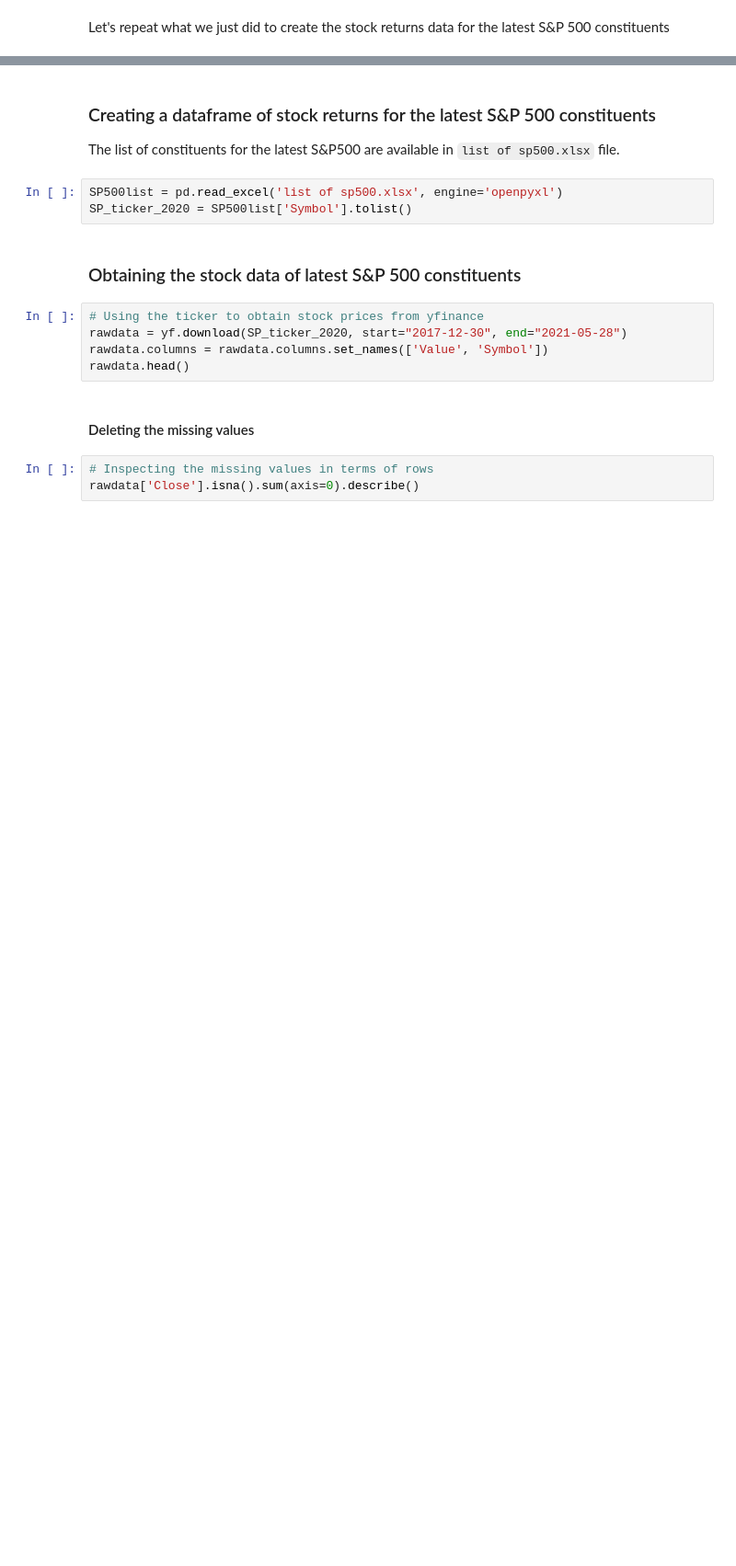
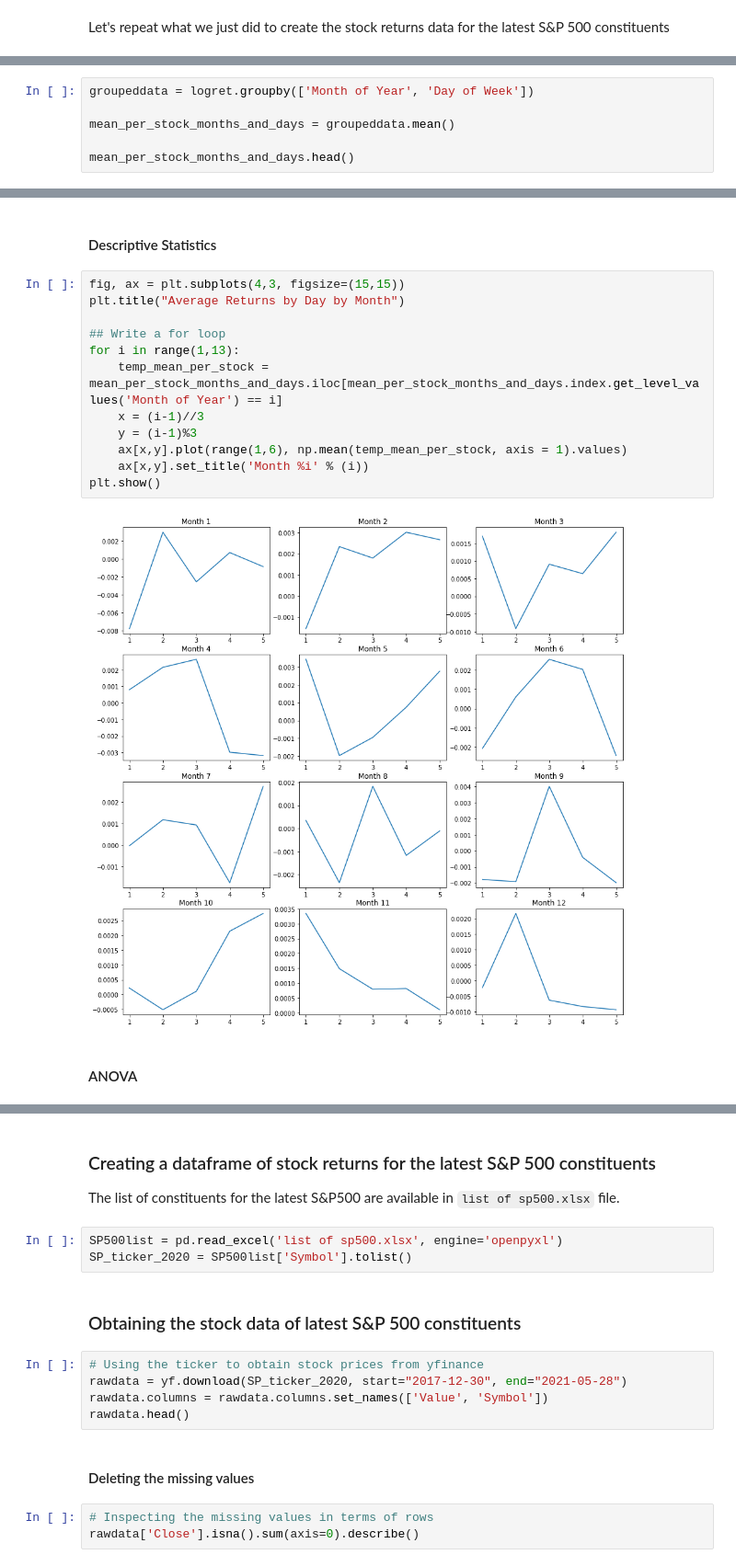
Before and after one commit to Sungbinyouk/UCSB-PSTAT234-2021S-Final-Project-Stock, a Jupyter notebook: Examining Monday Effect.ipynb, the cells around one changed output, grey strips where cells are left out. Shown at 92% size. Saved outputs shown, nothing was run; the diff lists cells and outputs as text; blank space fills up the shorter version.

```diff
--- a/Examining Monday Effect.ipynb
+++ b/Examining Monday Effect.ipynb
@@ -297,0 +428,6 @@ Let's repeat what we just did to create the stock returns data for the latest S&
+# %%
+groupeddata = logret.groupby(['Month of Year', 'Day of Week'])
+
+mean_per_stock_months_and_days = groupeddata.mean()
+
+mean_per_stock_months_and_days.head()
@@ -297,0 +443,18 @@ Let's repeat what we just did to create the stock returns data for the latest S&
+# %% [markdown]
+#### Descriptive Statistics
+# %%
+fig, ax = plt.subplots(4,3, figsize=(15,15))
+plt.title("Average Returns by Day by Month")
+
+## Write a for loop
+for i in range(1,13):
+    temp_mean_per_stock = mean_per_stock_months_and_days.iloc[mean_per_stock_months_and_days.index.get_level_values('Month of Year') == i]
+    x = (i-1)//3
+    y = (i-1)%3
+    ax[x,y].plot(range(1,6), np.mean(temp_mean_per_stock, axis = 1).values)
+    ax[x,y].set_title('Month %i' % (i))
+plt.show()
+# %% [output]
+[figure, added]
+# %% [markdown]
+#### ANOVA
```
Also changed, not shown: parts of 42 cells of this notebook, 1 other file.
